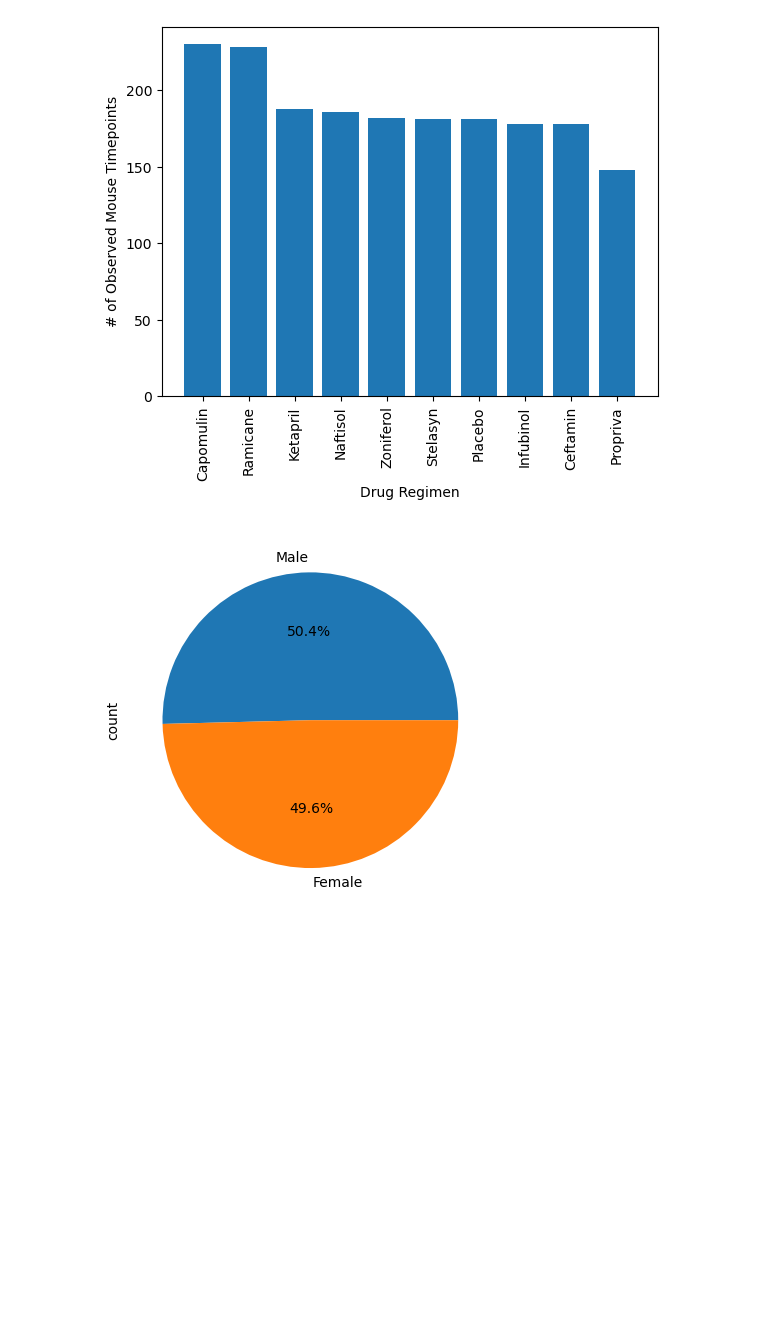
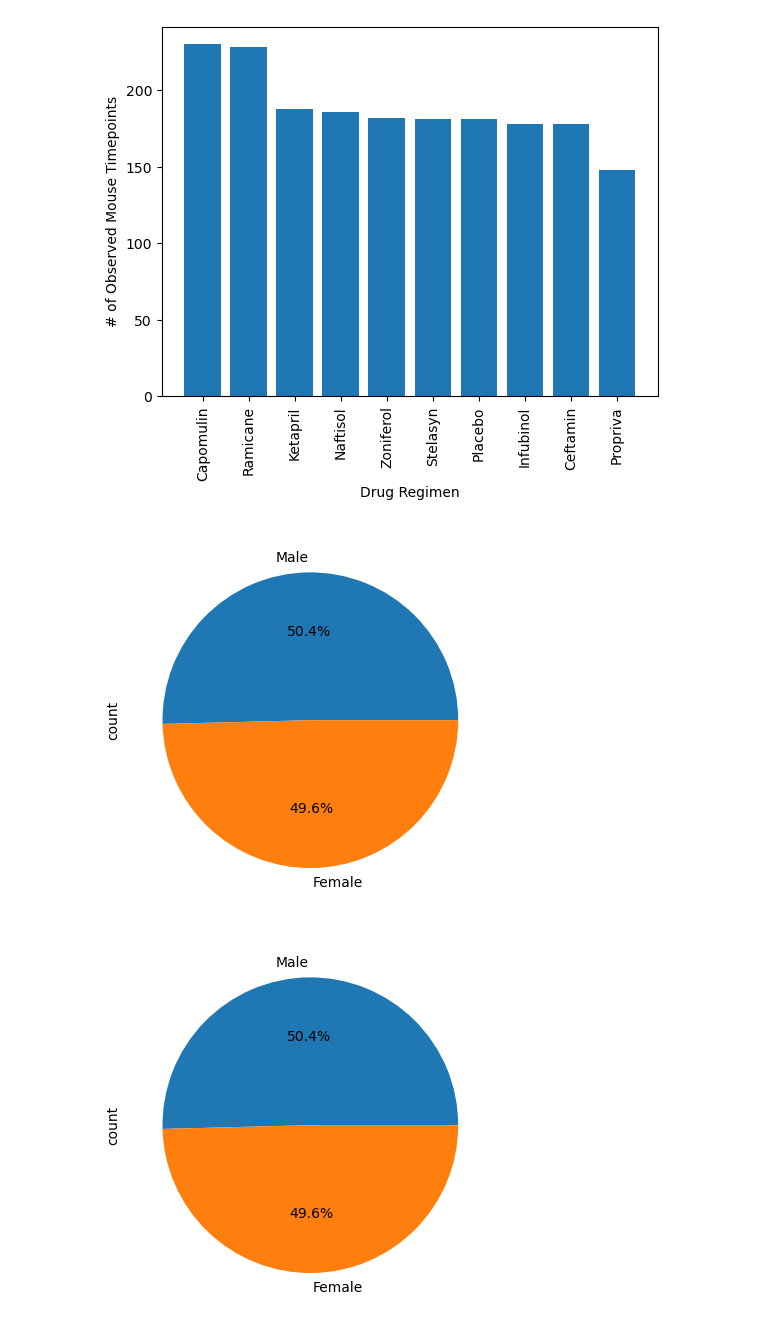
Before and after one commit to Asres-Dagnew/matplotlib-challenge, a Jupyter notebook: Pymaceuticals/pymaceuticals.ipynb, the cells around one changed output. Drawn from its saved outputs; the diff is of its cells as text; code cells hidden in the pictures; blank space fills up the shorter version.

```diff
--- a/Pymaceuticals/pymaceuticals.ipynb
+++ b/Pymaceuticals/pymaceuticals.ipynb
@@ -78,0 +65,5 @@ cleaned_data.head()
+# %%
+cleaned_data = combined_data[combined_data['Mouse ID'] != 'g989']
+
+# Display the first few rows of the cleaned DataFrame
+cleaned_data.head()
@@ -131,3 +153,13 @@ cleaned_data.head()
 # %% [output]
 [figure]
+# %%
+# Generate a pie chart, using Pandas, showing the distribution of unique female versus male mice used in the study
+# Get the unique mice with their gender
+# Make the pie chart
+unique_mice_gender = cleaned_data[['Mouse ID', 'Sex']].drop_duplicates()
+gender_distribution = unique_mice_gender['Sex'].value_counts()
+gender_distribution.plot(kind='pie',autopct='%1.1f%%', labels=['Male','Female'])
+plt.show()
+# %% [output]
+[figure, added]
 # %%
```
Also changed, not shown: parts of 10 cells of this notebook.
